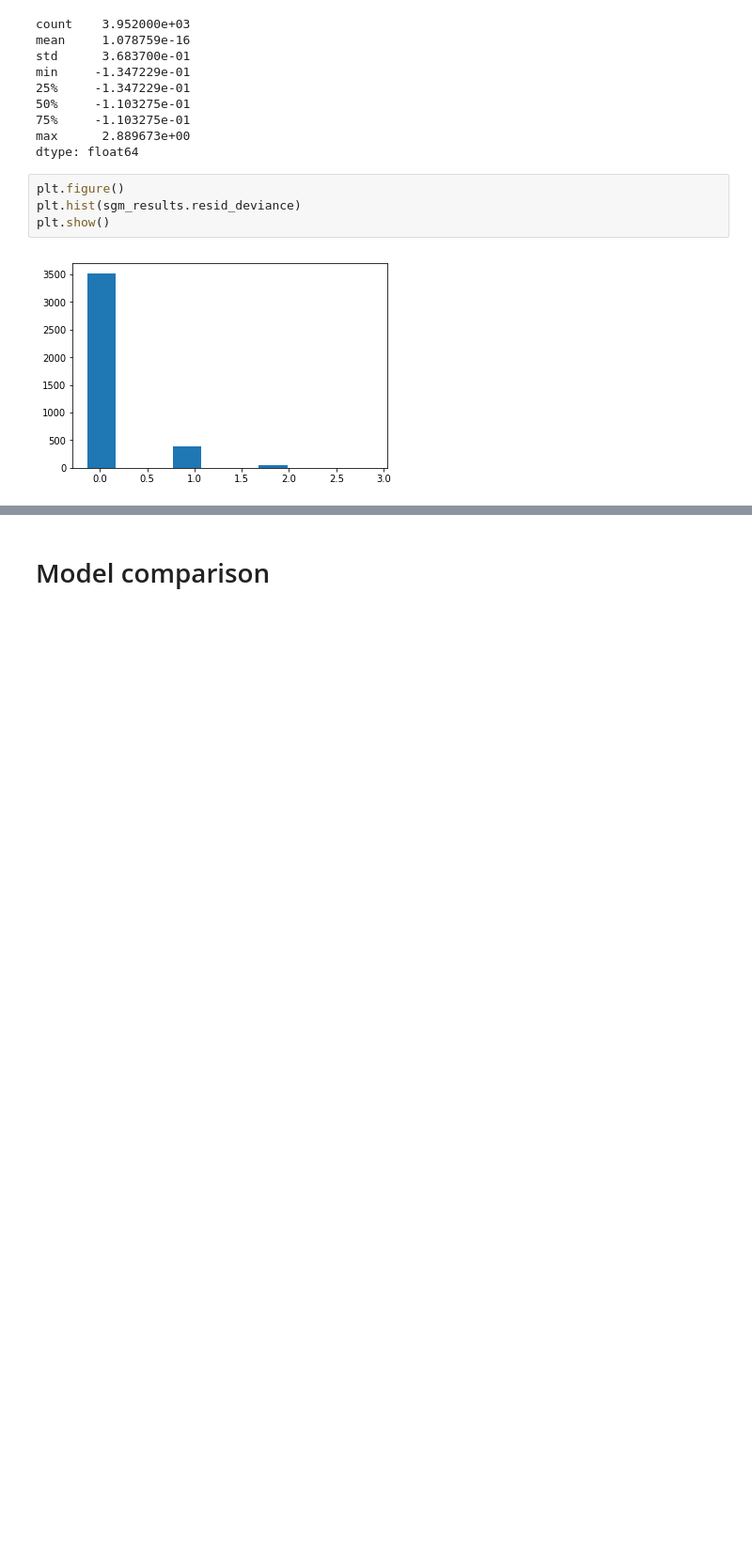
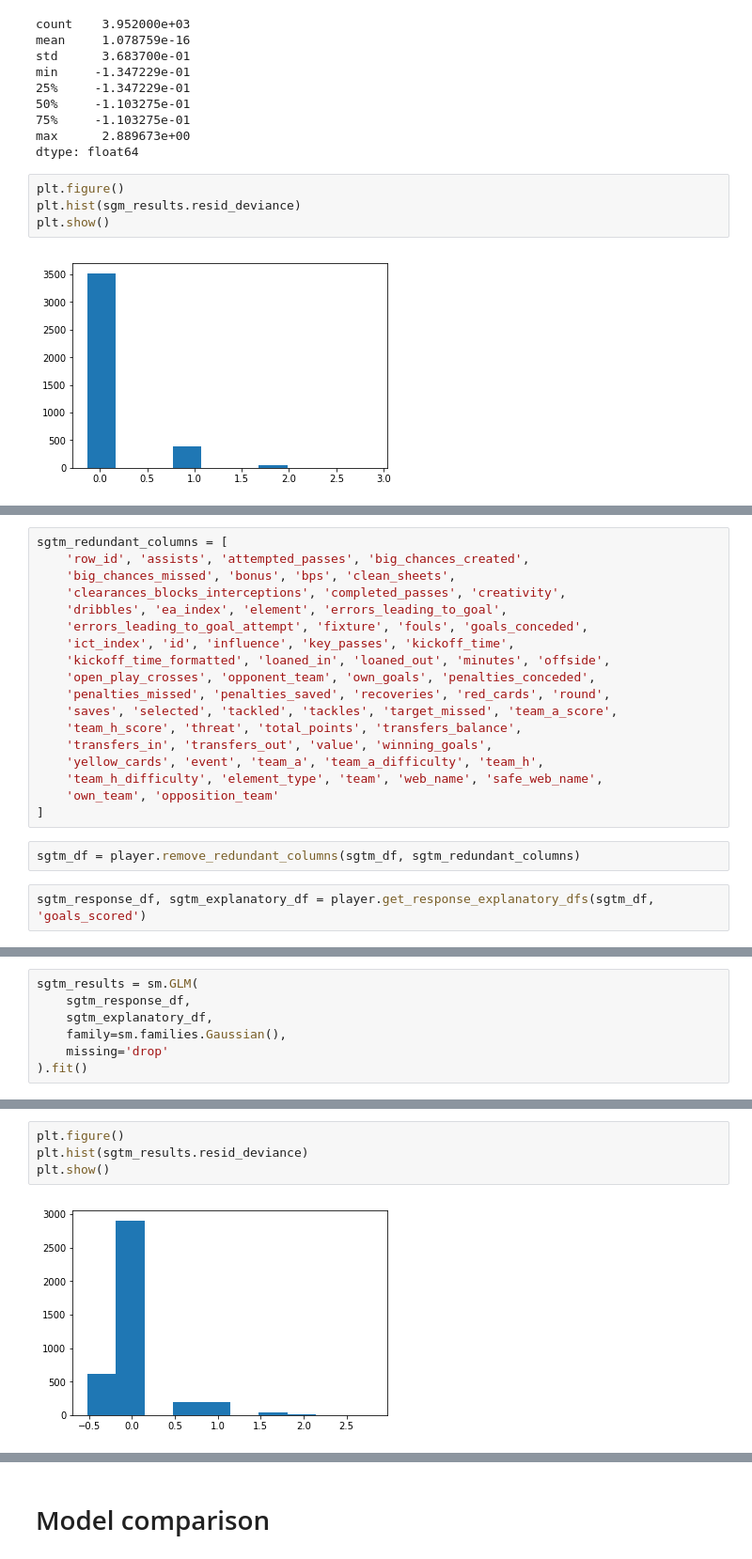
Before and after one commit to thomas-woodruff/footbot, a Jupyter notebook: app/notebooks/01.01 Goals Poisson models for full matches.ipynb, the cells around one changed output, grey strips where cells are left out. Shown: that part at 94% size. Drawn from its saved outputs; the diff is of its cells as text; blank space fills up the shorter version.

Commit message:
goals and assists models

```diff
--- a/app/notebooks/01.01 Goals Poisson models.ipynb
+++ b/app/notebooks/01.01 Goals Poisson models for full matches.ipynb
@@ -579,0 +670,22 @@ plt.show()
+# %%
+sgtm_redundant_columns = [
+    'row_id', 'assists', 'attempted_passes', 'big_chances_created',
+    'big_chances_missed', 'bonus', 'bps', 'clean_sheets',
+    'clearances_blocks_interceptions', 'completed_passes', 'creativity',
+    'dribbles', 'ea_index', 'element', 'errors_leading_to_goal',
+    'errors_leading_to_goal_attempt', 'fixture', 'fouls', 'goals_conceded',
+    'ict_index', 'id', 'influence', 'key_passes', 'kickoff_time',
+    'kickoff_time_formatted', 'loaned_in', 'loaned_out', 'minutes', 'offside',
+    'open_play_crosses', 'opponent_team', 'own_goals', 'penalties_conceded',
+    'penalties_missed', 'penalties_saved', 'recoveries', 'red_cards', 'round',
+    'saves', 'selected', 'tackled', 'tackles', 'target_missed', 'team_a_score',
+    'team_h_score', 'threat', 'total_points', 'transfers_balance',
+    'transfers_in', 'transfers_out', 'value', 'winning_goals',
+    'yellow_cards', 'event', 'team_a', 'team_a_difficulty', 'team_h',
+    'team_h_difficulty', 'element_type', 'team', 'web_name', 'safe_web_name',
+    'own_team', 'opposition_team'
+]
+# %%
+sgtm_df = player.remove_redundant_columns(sgtm_df, sgtm_redundant_columns)
+# %%
+sgtm_response_df, sgtm_explanatory_df = player.get_response_explanatory_dfs(sgtm_df, 'goals_scored')
@@ -579,0 +719,7 @@ plt.show()
+# %%
+sgtm_results = sm.GLM(
+    sgtm_response_df,
+    sgtm_explanatory_df,
+    family=sm.families.Gaussian(),
+    missing='drop'
+).fit()
@@ -579,0 +773,6 @@ plt.show()
+# %%
+plt.figure()
+plt.hist(sgtm_results.resid_deviance)
+plt.show()
+# %% [output]
+[figure, added]
```
Also changed, not shown: parts of 72 cells of this notebook, 6 other files.
